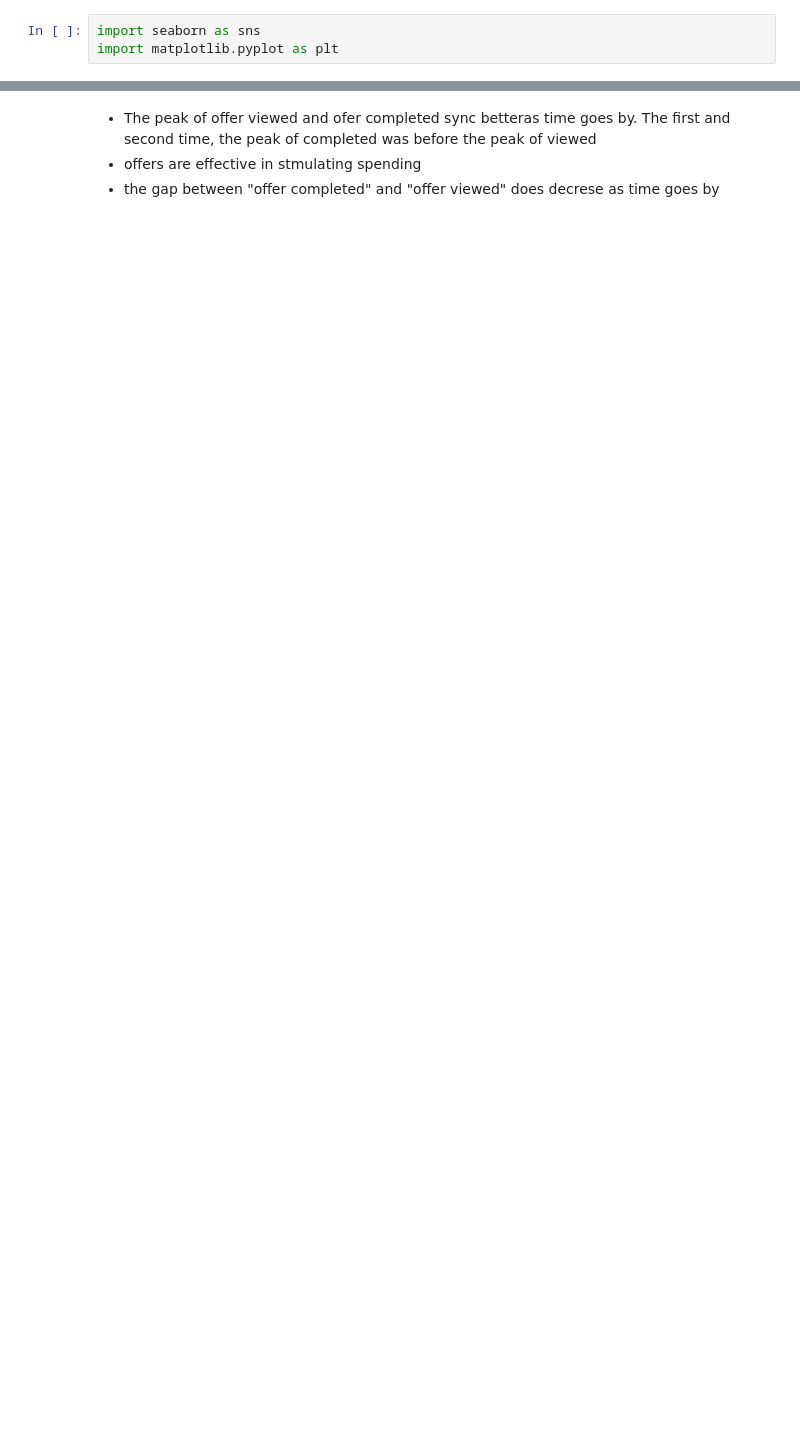
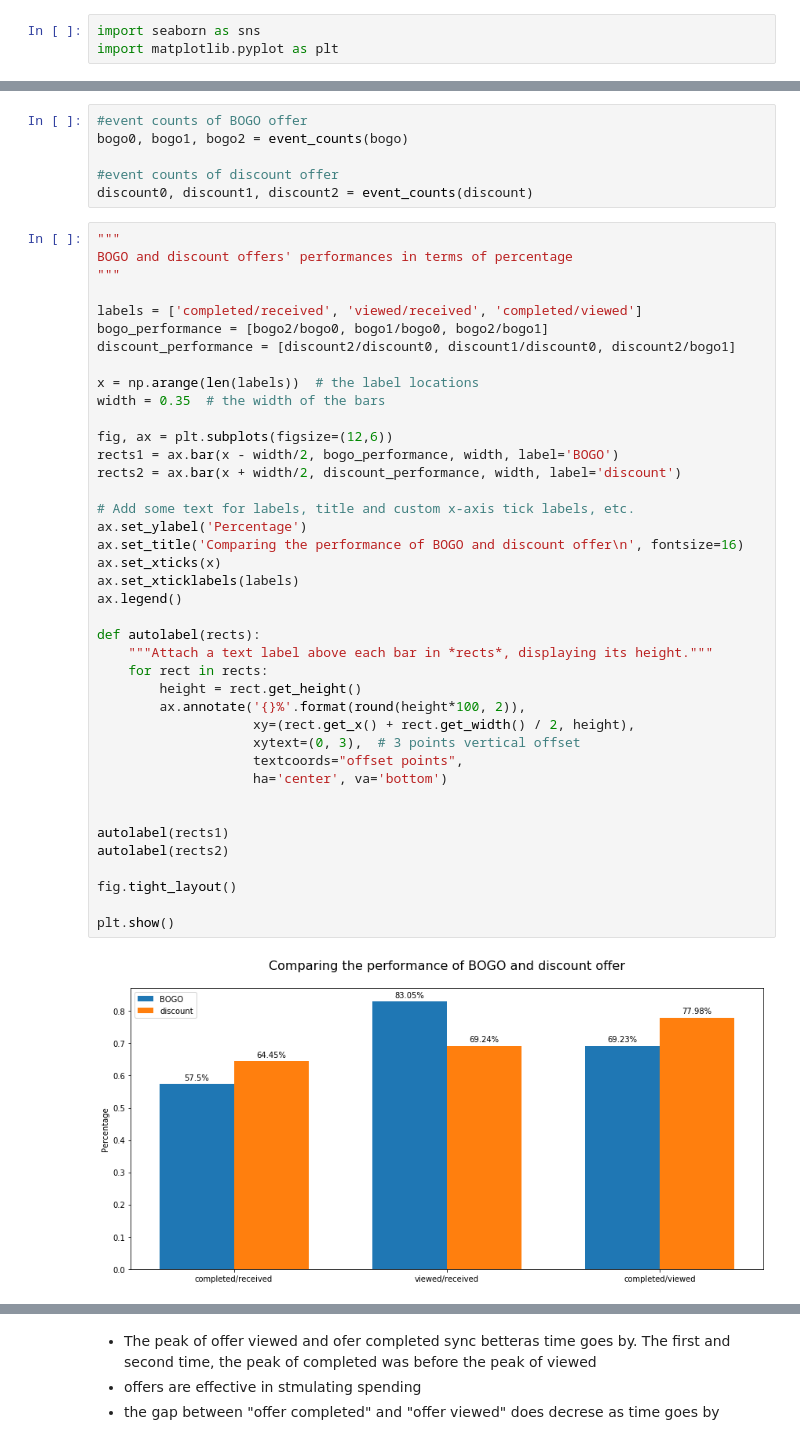
Before and after one commit to linnndachen/starbucks_capstone, a Jupyter notebook: Starbucks_Capstone_notebook.ipynb, the cells around one changed output, grey strips where cells are left out. Drawn from its saved outputs; the diff is of its cells as text; blank space fills up the shorter version.

```diff
--- a/Starbucks_Capstone_notebook.ipynb
+++ b/Starbucks_Capstone_notebook.ipynb
@@ -542,0 +525,48 @@ Name: days, dtype: float64
+# %%
+#event counts of BOGO offer
+bogo0, bogo1, bogo2 = event_counts(bogo)
+
+#event counts of discount offer
+discount0, discount1, discount2 = event_counts(discount)
+# %%
+"""
+BOGO and discount offers' performances in terms of percentage
+"""
+
+labels = ['completed/received', 'viewed/received', 'completed/viewed']
+bogo_performance = [bogo2/bogo0, bogo1/bogo0, bogo2/bogo1]
+discount_performance = [discount2/discount0, discount1/discount0, discount2/bogo1]
+
+x = np.arange(len(labels))  # the label locations
+width = 0.35  # the width of the bars
+
+fig, ax = plt.subplots(figsize=(12,6))
+rects1 = ax.bar(x - width/2, bogo_performance, width, label='BOGO')
+rects2 = ax.bar(x + width/2, discount_performance, width, label='discount')
+
+# Add some text for labels, title and custom x-axis tick labels, etc.
+ax.set_ylabel('Percentage')
+ax.set_title('Comparing the performance of BOGO and discount offer\n', fontsize=16)
+ax.set_xticks(x)
+ax.set_xticklabels(labels)
+ax.legend()
+
+def autolabel(rects):
+    """Attach a text label above each bar in *rects*, displaying its height."""
+    for rect in rects:
+        height = rect.get_height()
+        ax.annotate('{}%'.format(round(height*100, 2)),
+                    xy=(rect.get_x() + rect.get_width() / 2, height),
+                    xytext=(0, 3),  # 3 points vertical offset
+                    textcoords="offset points",
+                    ha='center', va='bottom')
+
+
+autolabel(rects1)
+autolabel(rects2)
+
+fig.tight_layout()
+
+plt.show()
+# %% [output]
+[figure, added]
```
Also changed, not shown: parts of 93 cells of this notebook.
